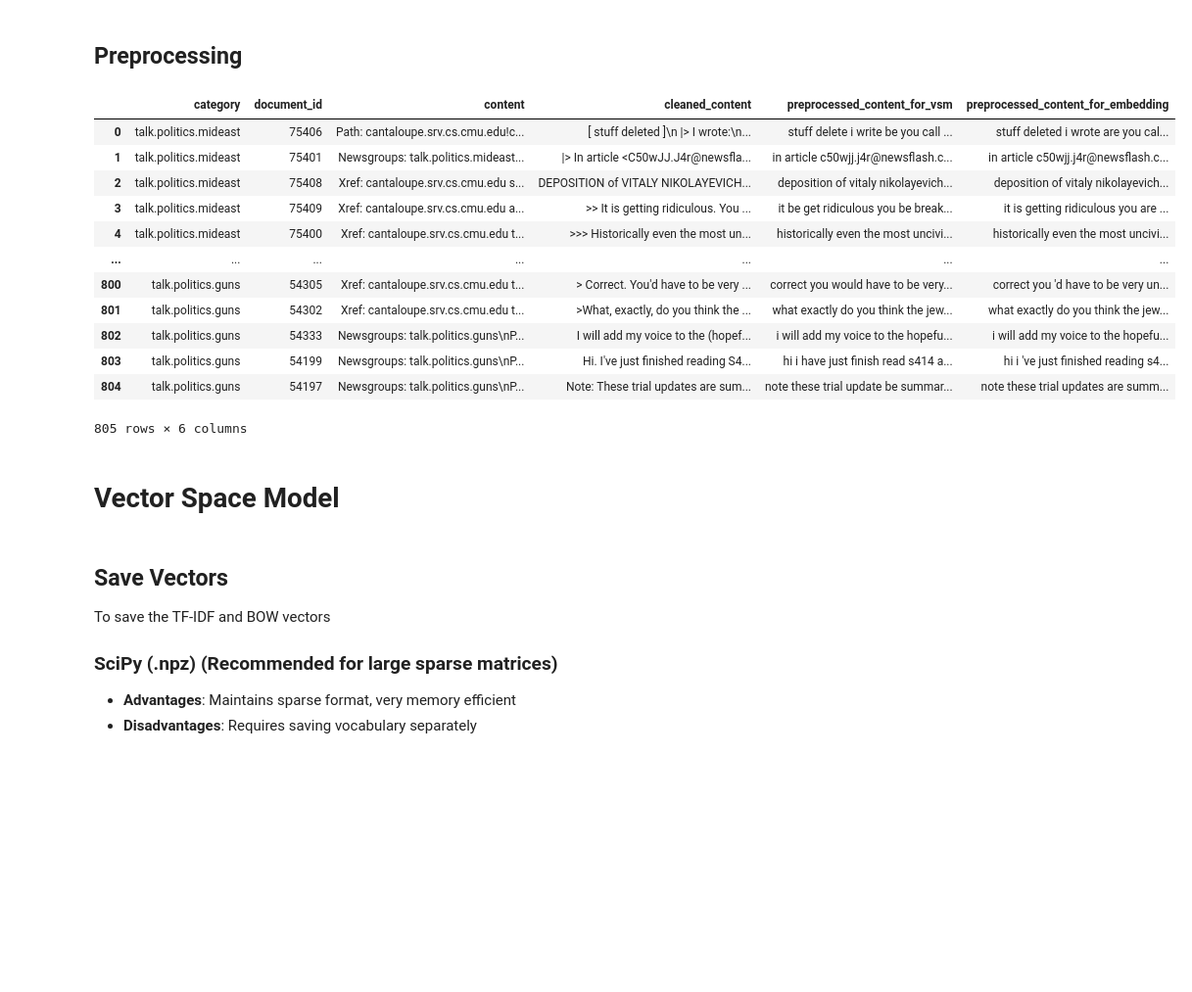
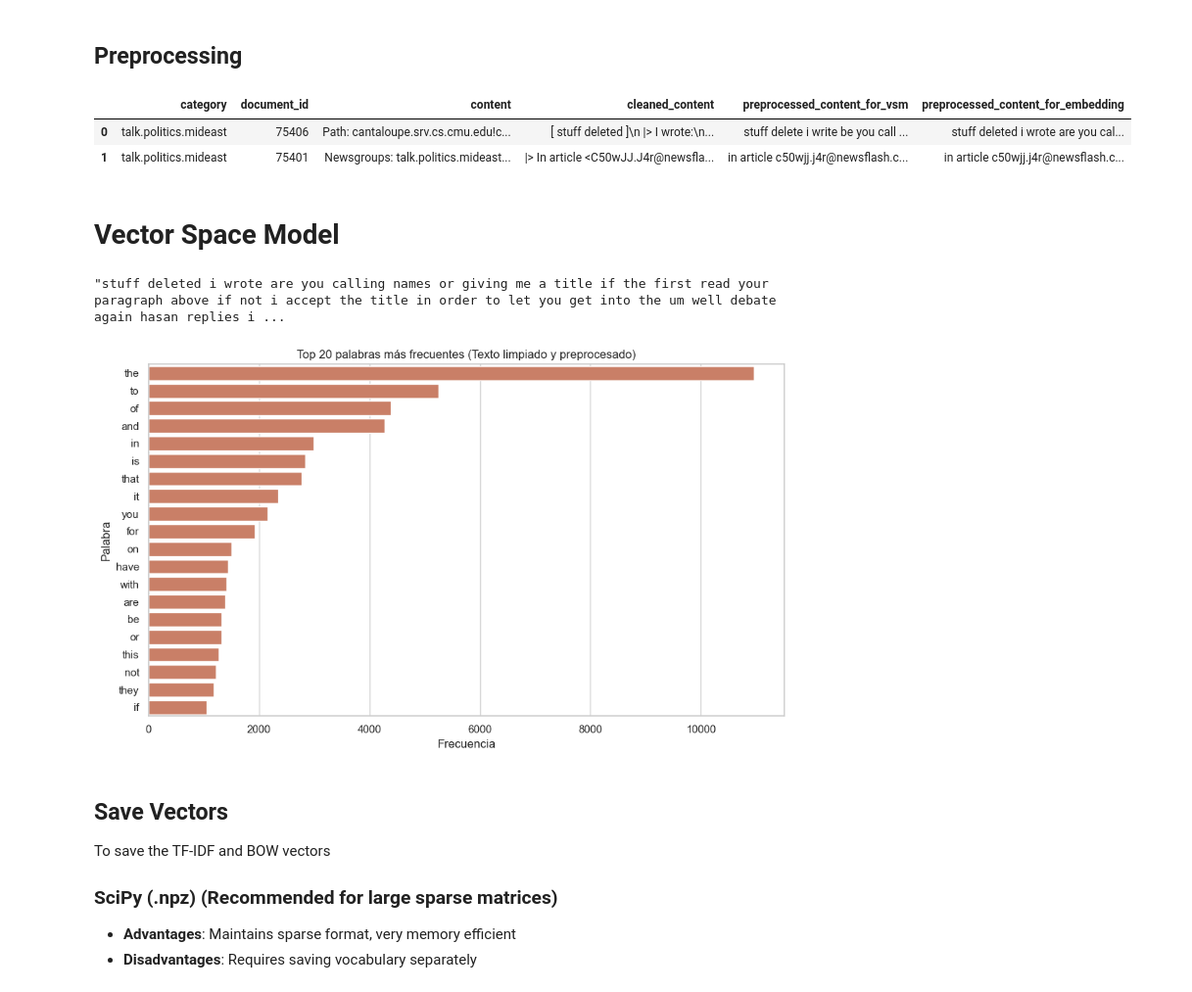
Before and after one commit to TheDandyCodes/text-mining, a Jupyter notebook: Task_3/task_3.ipynb, the cells around one changed output. Shown: that part at 98% size. Drawn from its saved outputs; the diff is of its cells as text; code cells hidden in the pictures; blank space fills up the shorter version.

```diff
--- a/Task_3/task_3.ipynb
+++ b/Task_3/task_3.ipynb
@@ -88,25 +92,51 @@ corpus_clean_and_preprocessed_df["preprocessed_content_for_embedding"] = preproc
     corpus_clean_and_preprocessed_df["cleaned_content"], lemmatize=False
 )
 # %%
-corpus_clean_and_preprocessed_df
+corpus_clean_and_preprocessed_df.head(2)
 # %% [output]
 |  | category | document_id | content | cleaned_content | preprocessed_content_for_vsm | preprocessed_content_for_embedding |
 | 0 | talk.politics.mideast | 75406 | Path: cantaloupe.srv.cs.cmu.edu!c... | [ stuff deleted ]\n |> I wrote:\n... | stuff delete i write be you call ... | stuff deleted i wrote are you cal... |
 | 1 | talk.politics.mideast | 75401 | Newsgroups: talk.politics.mideast... | |> In article <C50wJJ.J4r@newsfla... | in article c50wjj.j4r@newsflash.c... | in article c50wjj.j4r@newsflash.c... |
-| 2 | talk.politics.mideast | 75408 | Xref: cantaloupe.srv.cs.cmu.edu s... | DEPOSITION of VITALY NIKOLAYEVICH... | deposition of vitaly nikolayevich... | deposition of vitaly nikolayevich... |
-| 3 | talk.politics.mideast | 75409 | Xref: cantaloupe.srv.cs.cmu.edu a... | >> It is getting ridiculous. You ... | it be get ridiculous you be break... | it is getting ridiculous you are ... |
-| 4 | talk.politics.mideast | 75400 | Xref: cantaloupe.srv.cs.cmu.edu t... | >>> Historically even the most un... | historically even the most uncivi... | historically even the most uncivi... |
-| ... | ... | ... | ... | ... | ... | ... |
-| 800 | talk.politics.guns | 54305 | Xref: cantaloupe.srv.cs.cmu.edu t... | > Correct. You'd have to be very ... | correct you would have to be very... | correct you 'd have to be very un... |
-| 801 | talk.politics.guns | 54302 | Xref: cantaloupe.srv.cs.cmu.edu t... | >What, exactly, do you think the ... | what exactly do you think the jew... | what exactly do you think the jew... |
-| 802 | talk.politics.guns | 54333 | Newsgroups: talk.politics.guns\nP... | I will add my voice to the (hopef... | i will add my voice to the hopefu... | i will add my voice to the hopefu... |
-| 803 | talk.politics.guns | 54199 | Newsgroups: talk.politics.guns\nP... | Hi. I've just finished reading S4... | hi i have just finish read s414 a... | hi i 've just finished reading s4... |
-| 804 | talk.politics.guns | 54197 | Newsgroups: talk.politics.guns\nP... | Note: These trial updates are sum... | note these trial update be summar... | note these trial updates are summ... |
-805 rows × 6 columns
 # %% [markdown]
 # Vector Space Model
 # %%
 from vectorizing import vectorize_text
+# %%
+corpus_clean_and_preprocessed_df["preprocessed_content_for_embedding"].iloc[0]
+# %% [output]
+"stuff deleted i wrote are you calling names or giving me a title if the first read your paragraph above if not i accept the title in order to let you get into the um well debate again hasan replies i ...
+# %%
+import matplotlib.pyplot as plt
+import numpy as np
+import seaborn as sns
+
+
+vectors, vocab = vectorize_text(
+    corpus_clean_and_preprocessed_df["preprocessed_content_for_embedding"], method="bow"
+)
+
+# Sum total occurrences of each word in the BoW matrix
+word_counts = np.asarray(vectors.sum(axis=0)).flatten()
+
+
+# np.argsort(word_counts) returns the indices that would sort the array from smallest to largest (ascending).
+# Therefore, [::-1] reverses the order to obtain from largest to smallest (descending).
+# [:top_n] selects the first top_n indices (the most frequent words).
+sorted_indices = np.argsort(word_counts)[::-1][:20]
+inv_vocab = {idx: word for word, idx in vocab.items()}
+top_words = [inv_vocab[idx] for idx in sorted_indices]
+top_counts = word_counts[sorted_indices]
+
+# Crear el plot
+plt.figure(figsize=(10, 6))
+sns.barplot(x=top_counts, y=top_words, color="#d97757")
+plt.xlabel("Frecuencia")
+plt.ylabel("Palabra")
+plt.title("Top 20 palabras más frecuentes (Texto limpiado y preprocesado)")
+plt.tight_layout()
+plt.show()
+# %% [output]
+[figure, added]
 # %%
 tf_vectors, tf_vocab = vectorize_text(
     corpus_clean_and_preprocessed_df["preprocessed_content_for_vsm"], method="bow"
```
Also changed, not shown: parts of 14 cells of this notebook.
